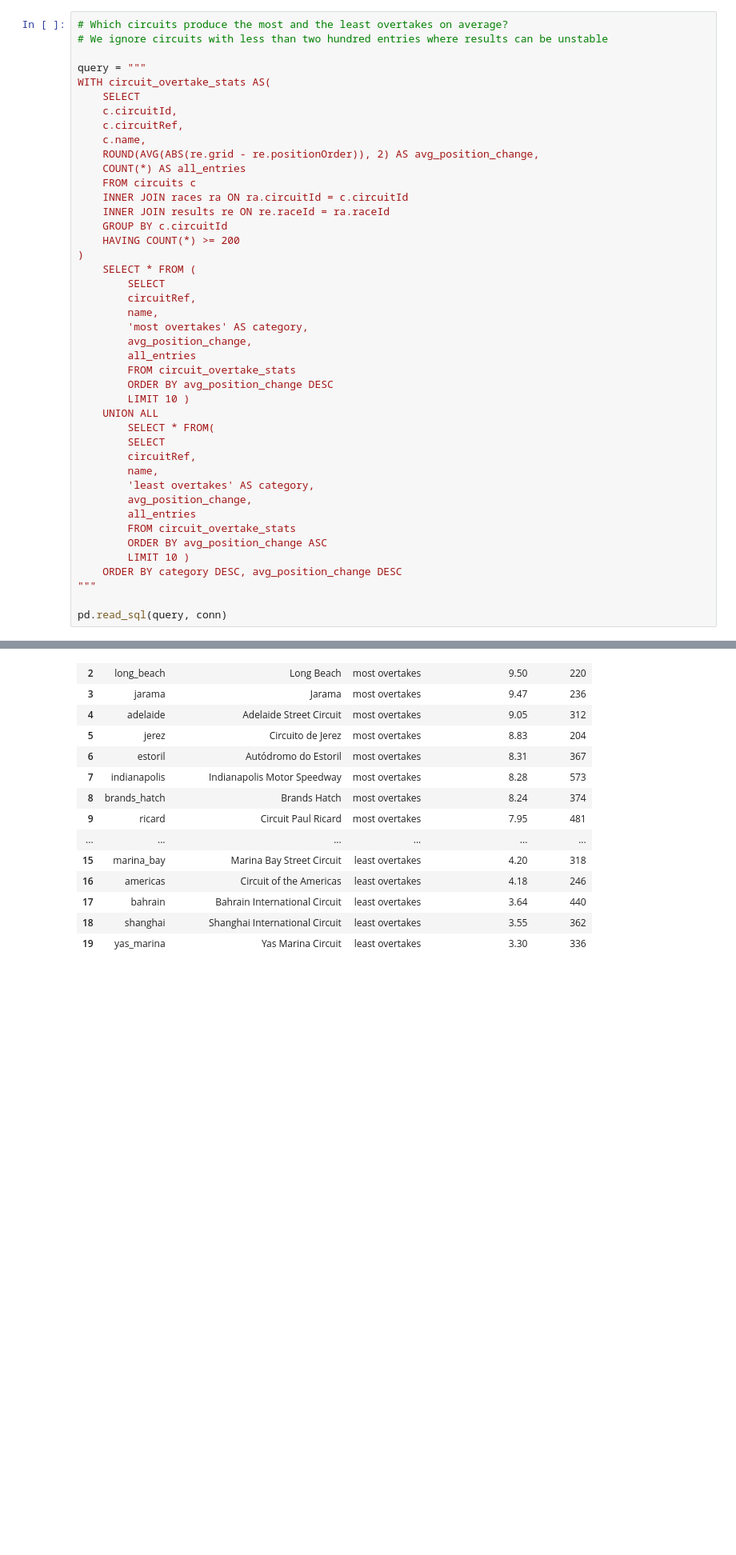
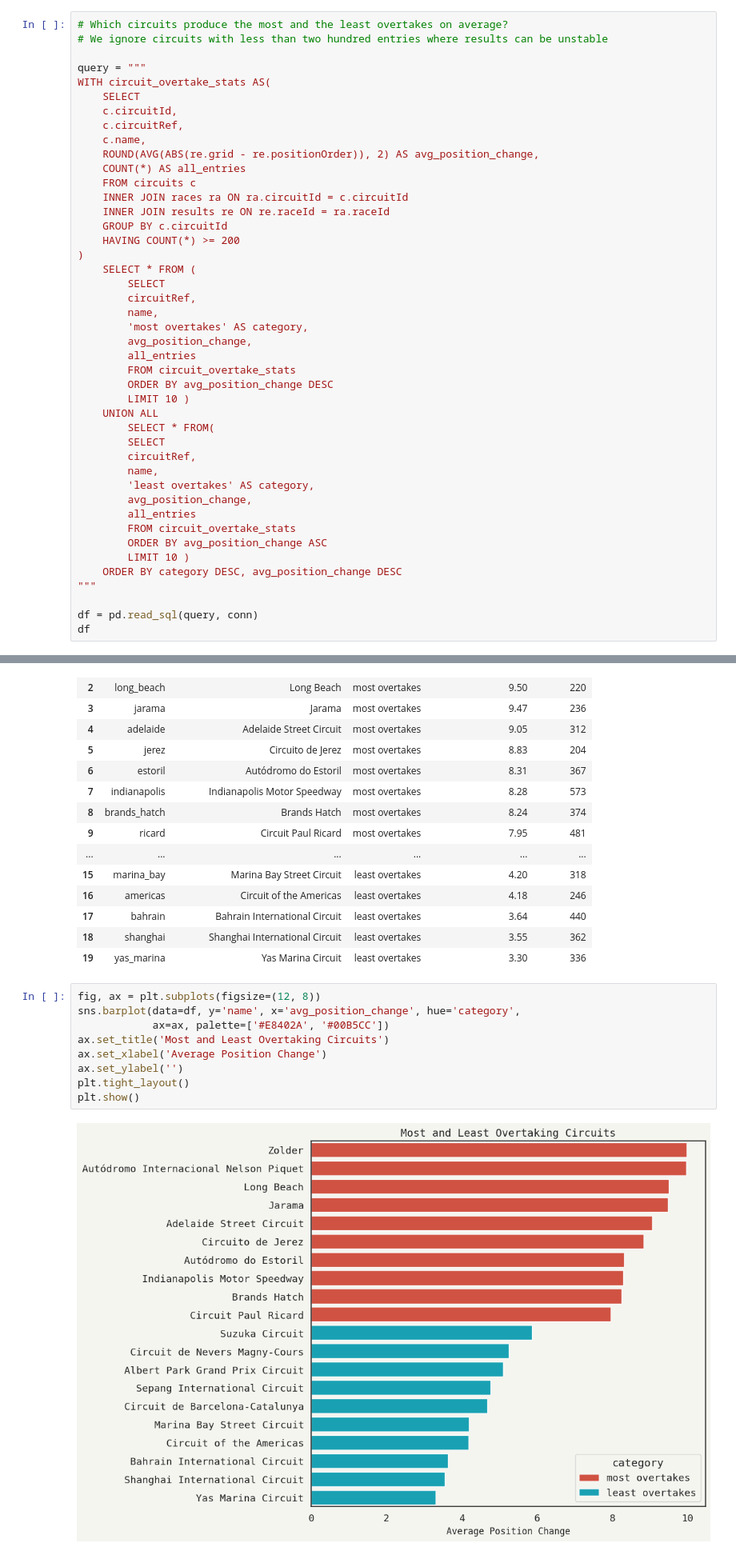
Before and after one commit to jakowczukalicja/formula1-sql-analysis, a Jupyter notebook: analysis.ipynb, the cells around one changed output, grey strips where cells are left out. Shown at 80% size. Cells and saved outputs as stored; diff of their text form; blank space fills up the shorter version.

```diff
--- a/analysis.ipynb
+++ b/analysis.ipynb
@@ -744,7 +744,8 @@ WITH circuit_overtake_stats AS(
     ORDER BY category DESC, avg_position_change DESC
 """
 
-pd.read_sql(query, conn)
+df = pd.read_sql(query, conn)
+df
 # %% [output]
 |  | circuitRef | name | category | avg_position_change | all_entries |
 | 0 | zolder | Zolder | most overtakes | 9.97 | 282 |
@@ -763,3 +764,14 @@ pd.read_sql(query, conn)
 | 17 | bahrain | Bahrain International Circuit | least overtakes | 3.64 | 440 |
 | 18 | shanghai | Shanghai International Circuit | least overtakes | 3.55 | 362 |
 | 19 | yas_marina | Yas Marina Circuit | least overtakes | 3.30 | 336 |
+# %%
+fig, ax = plt.subplots(figsize=(12, 8))
+sns.barplot(data=df, y='name', x='avg_position_change', hue='category',
+            ax=ax, palette=['#E8402A', '#00B5CC'])
+ax.set_title('Most and Least Overtaking Circuits')
+ax.set_xlabel('Average Position Change')
+ax.set_ylabel('')
+plt.tight_layout()
+plt.show()
+# %% [output]
+[figure, added]
```
